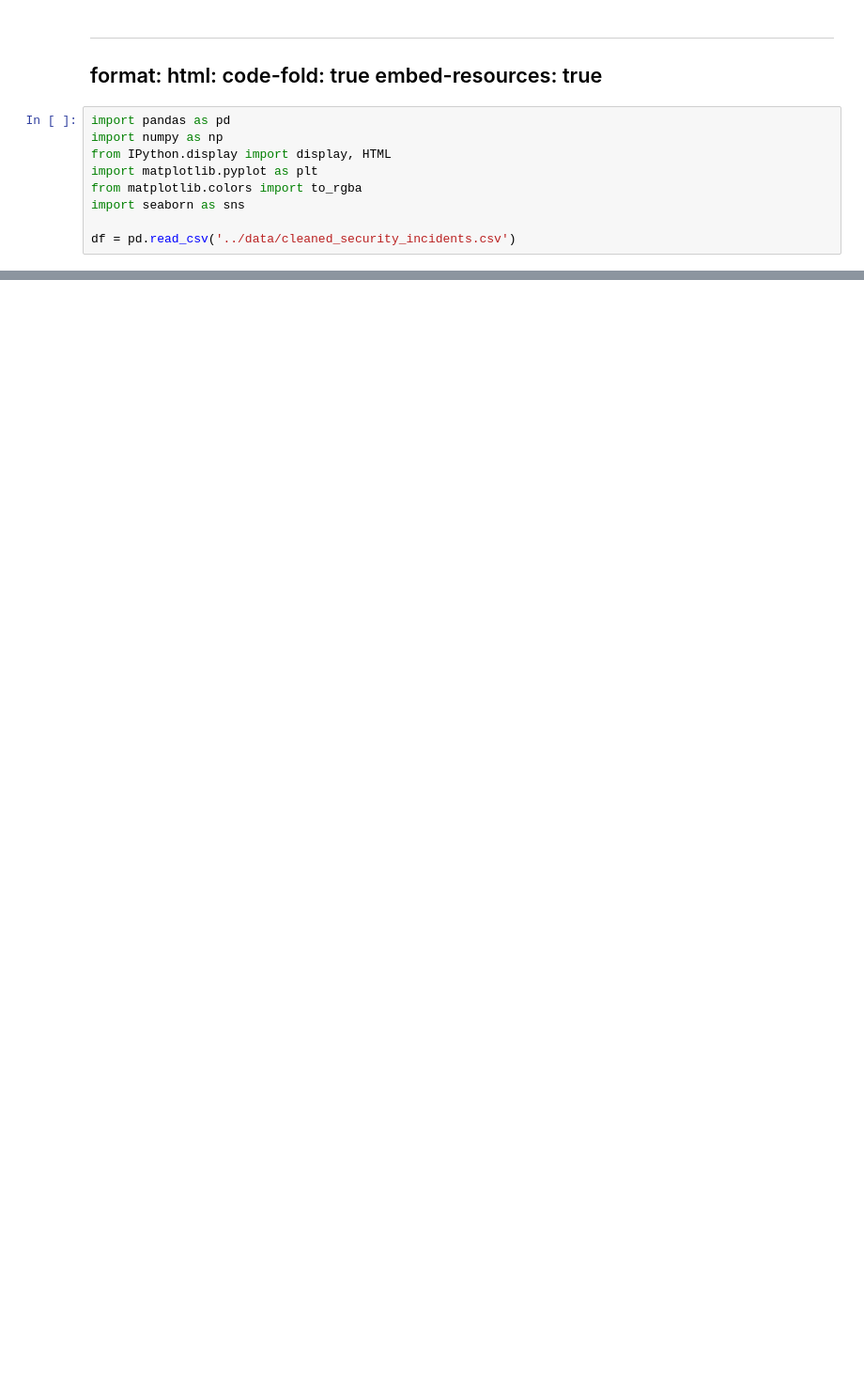
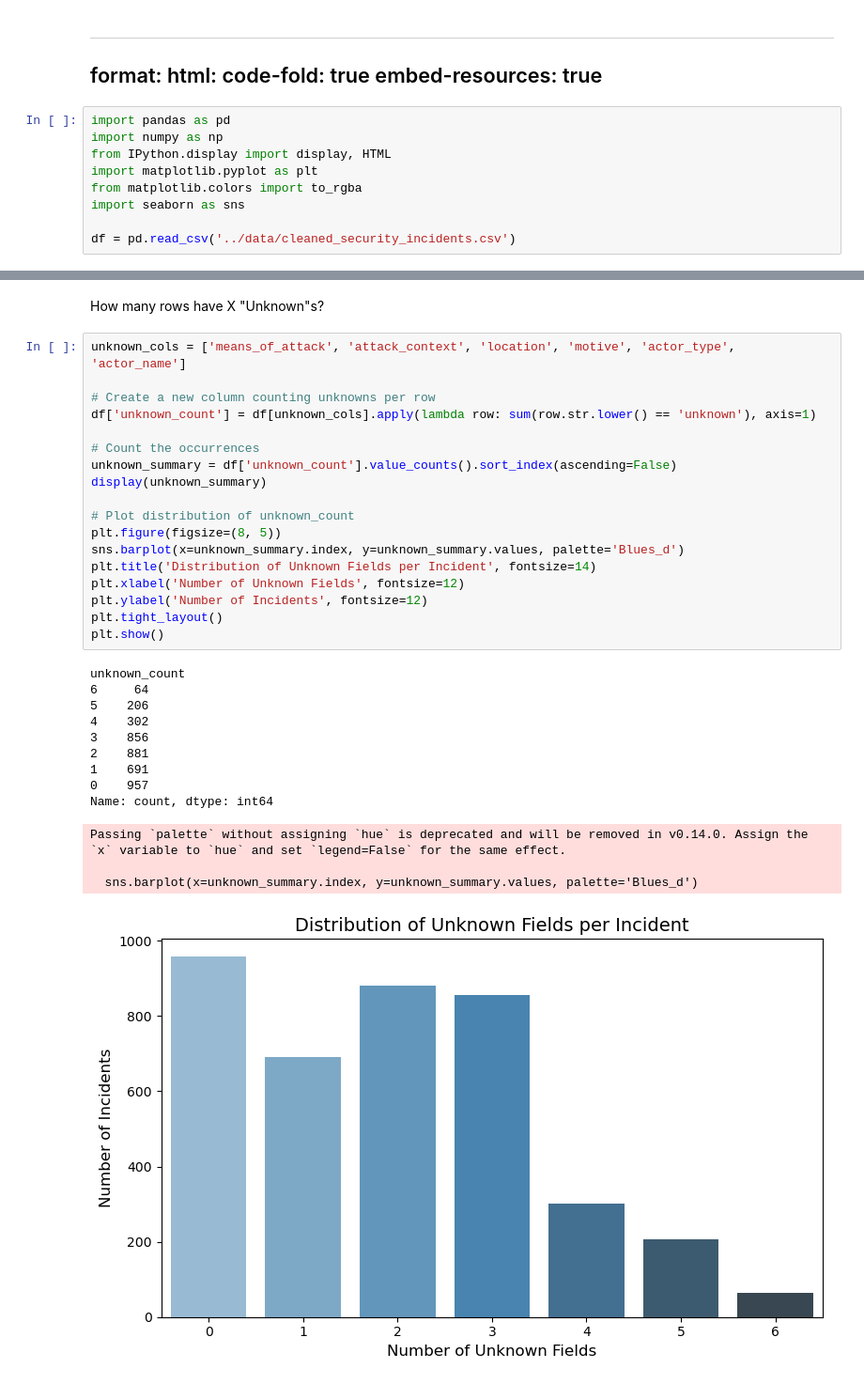
Before and after one commit to viviluccioli/DSAN_scholarship_project, a Jupyter notebook: EDA/tables.ipynb, the cells around one changed output, grey strips where cells are left out. Shown: that part at 94% size. Drawn from its saved outputs; the diff is of its cells as text; blank space fills up the shorter version.

```diff
--- a/EDA/tables.ipynb
+++ b/EDA/tables.ipynb
@@ -179,0 +189,34 @@ Motive
+# %% [markdown]
+How many rows have X "Unknown"s?
+# %%
+unknown_cols = ['means_of_attack', 'attack_context', 'location', 'motive', 'actor_type', 'actor_name']
+
+# Create a new column counting unknowns per row
+df['unknown_count'] = df[unknown_cols].apply(lambda row: sum(row.str.lower() == 'unknown'), axis=1)
+
+# Count the occurrences
+unknown_summary = df['unknown_count'].value_counts().sort_index(ascending=False)
+display(unknown_summary)
+
+# Plot distribution of unknown_count
+plt.figure(figsize=(8, 5))
+sns.barplot(x=unknown_summary.index, y=unknown_summary.values, palette='Blues_d')
+plt.title('Distribution of Unknown Fields per Incident', fontsize=14)
+plt.xlabel('Number of Unknown Fields', fontsize=12)
+plt.ylabel('Number of Incidents', fontsize=12)
+plt.tight_layout()
+plt.show()
+# %% [output]
+unknown_count
+6     64
+5    206
+4    302
+3    856
+2    881
+1    691
+0    957
+Name: count, dtype: int64
+Passing `palette` without assigning `hue` is deprecated and will be removed in v0.14.0. Assign the `x` variable to `hue` and set `legend=False` for the same effect.
+
+  sns.barplot(x=unknown_summary.index, y=unknown_summary.values, palette='Blues_d')
+[figure, added]
```
Also changed, not shown: parts of 8 cells of this notebook, 20 other files.
